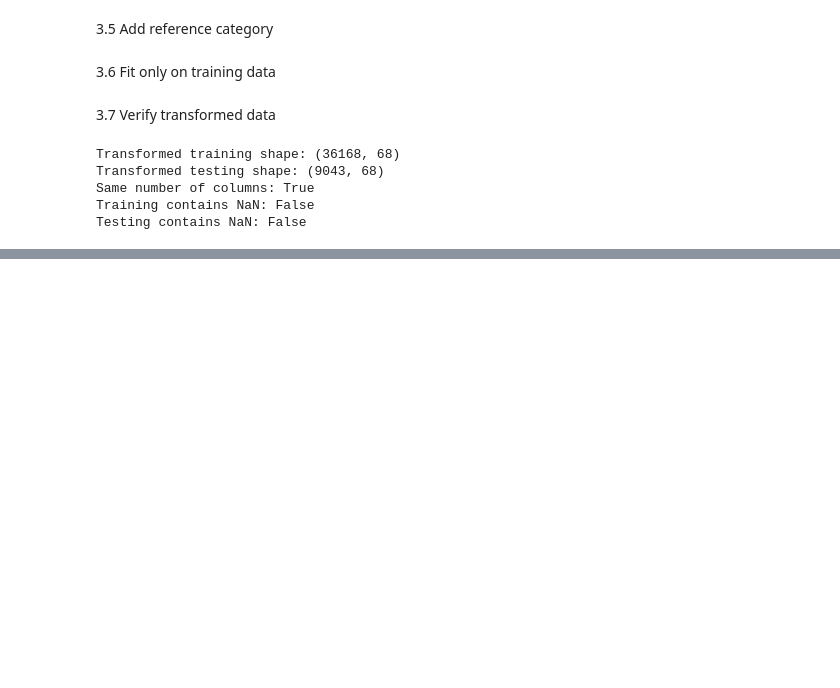
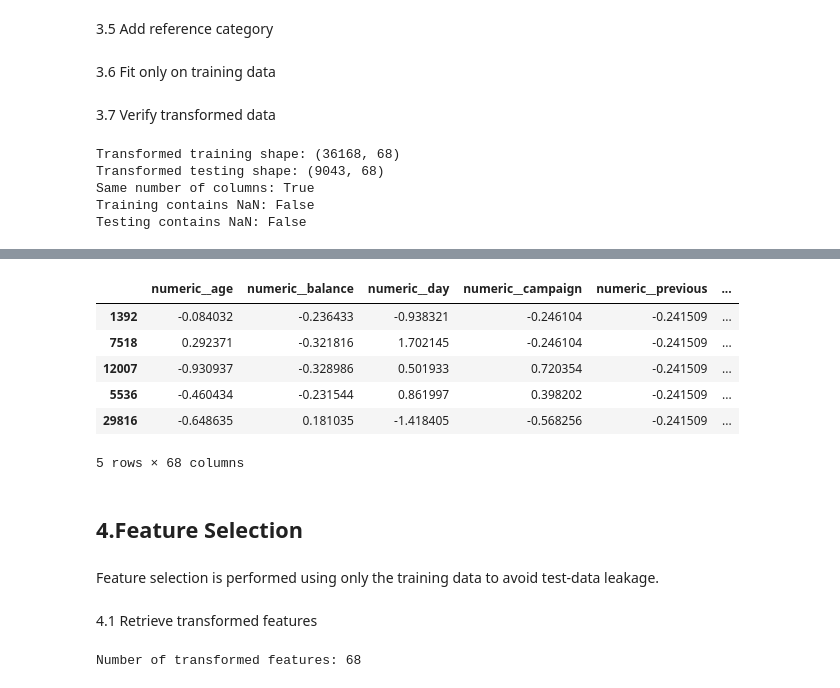
Before and after one commit to IT24102228/IT3091_Assignment_52, a Jupyter notebook: IT24101461_FeatureEngineering.ipynb, the cells around one changed output, grey strips where cells are left out. Drawn from its saved outputs; the diff is of its cells as text; code cells hidden in the pictures; blank space fills up the shorter version.

Commit message:
feature selection and feature engineering

```diff
--- a/IT24101461_FeatureEngineering.ipynb
+++ b/IT24101461_FeatureEngineering.ipynb
@@ -571,0 +594,33 @@ Testing contains NaN: False
+# %%
+X_test_transformed_df = pd.DataFrame(
+    X_test_transformed,
+    columns=transformed_feature_names,
+    index=X_test_fe.index
+)
+
+X_test_transformed_df.head()
+# %% [output]
+|  | numeric__age | numeric__balance | numeric__day | numeric__campaign | numeric__previous | ... |
+| 1392 | -0.084032 | -0.236433 | -0.938321 | -0.246104 | -0.241509 | ... |
+| 7518 | 0.292371 | -0.321816 | 1.702145 | -0.246104 | -0.241509 | ... |
+| 12007 | -0.930937 | -0.328986 | 0.501933 | 0.720354 | -0.241509 | ... |
+| 5536 | -0.460434 | -0.231544 | 0.861997 | 0.398202 | -0.241509 | ... |
+| 29816 | -0.648635 | 0.181035 | -1.418405 | -0.568256 | -0.241509 | ... |
+5 rows × 68 columns
+# %% [markdown]
+## 4.Feature Selection
+# %% [markdown]
+Feature selection is performed using only the training data to avoid test-data leakage.
+# %% [markdown]
+4.1 Retrieve transformed features
+# %%
+transformed_feature_names = (
+    feature_preprocessor.get_feature_names_out()
+)
+
+print(
+    "Number of transformed features:",
+    len(transformed_feature_names)
+)
+# %% [output]
+Number of transformed features: 68
```
Also changed, not shown: parts of 13 cells of this notebook.
